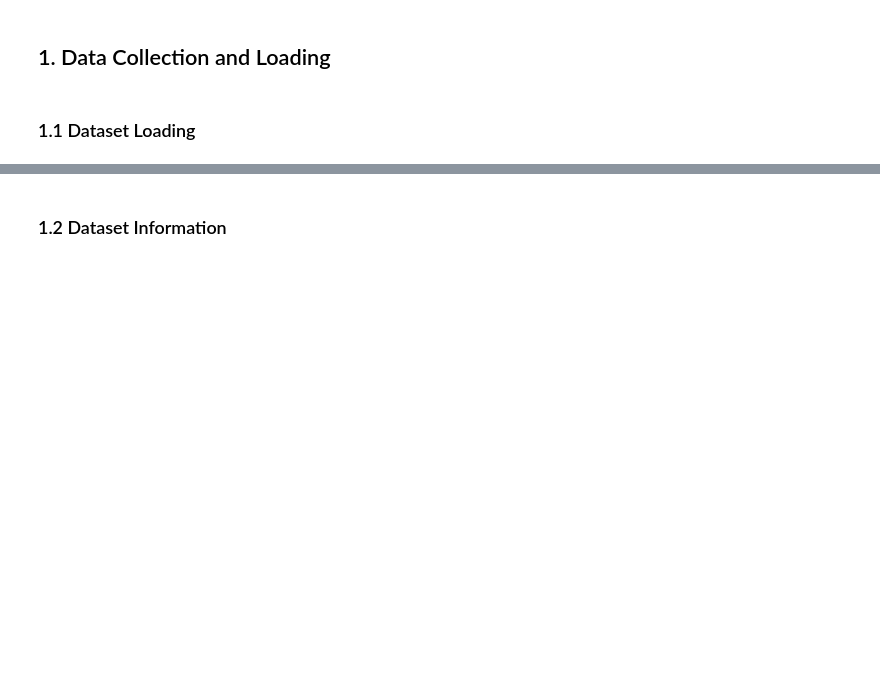
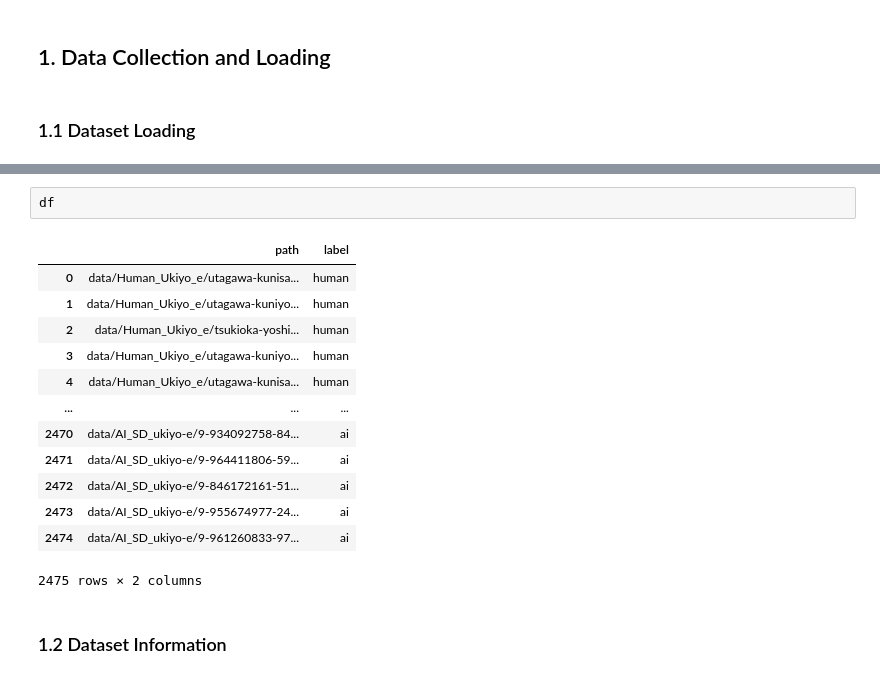
Before and after one commit to JiayiCai152k/AI-Art-Detector, a Jupyter notebook: ai-artwork-detection.ipynb, the cells around one changed output, grey strips where cells are left out. Saved outputs shown, nothing was run; the diff lists cells and outputs as text; blank space fills up the shorter version.

```diff
--- a/ai-artwork-detection.ipynb
+++ b/ai-artwork-detection.ipynb
@@ -9,3 +16,19 @@
+# %%
+df
+# %% [output]
+|  | path | label |
+| 0 | data/Human_Ukiyo_e/utagawa-kunisa... | human |
+| 1 | data/Human_Ukiyo_e/utagawa-kuniyo... | human |
+| 2 | data/Human_Ukiyo_e/tsukioka-yoshi... | human |
+| 3 | data/Human_Ukiyo_e/utagawa-kuniyo... | human |
+| 4 | data/Human_Ukiyo_e/utagawa-kunisa... | human |
+| ... | ... | ... |
+| 2470 | data/AI_SD_ukiyo-e/9-934092758-84... | ai |
+| 2471 | data/AI_SD_ukiyo-e/9-964411806-59... | ai |
+| 2472 | data/AI_SD_ukiyo-e/9-846172161-51... | ai |
+| 2473 | data/AI_SD_ukiyo-e/9-955674977-24... | ai |
+| 2474 | data/AI_SD_ukiyo-e/9-961260833-97... | ai |
+2475 rows × 2 columns
 # %% [markdown]
 ### 1.2 Dataset Information
 # %%
```
Also changed, not shown: parts of 1 cell of this notebook, 1 other file.
